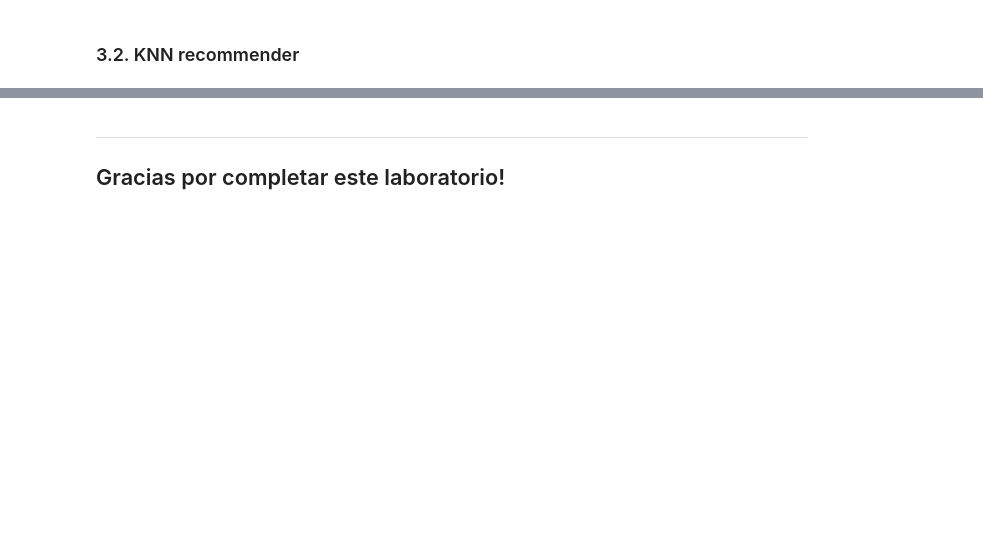
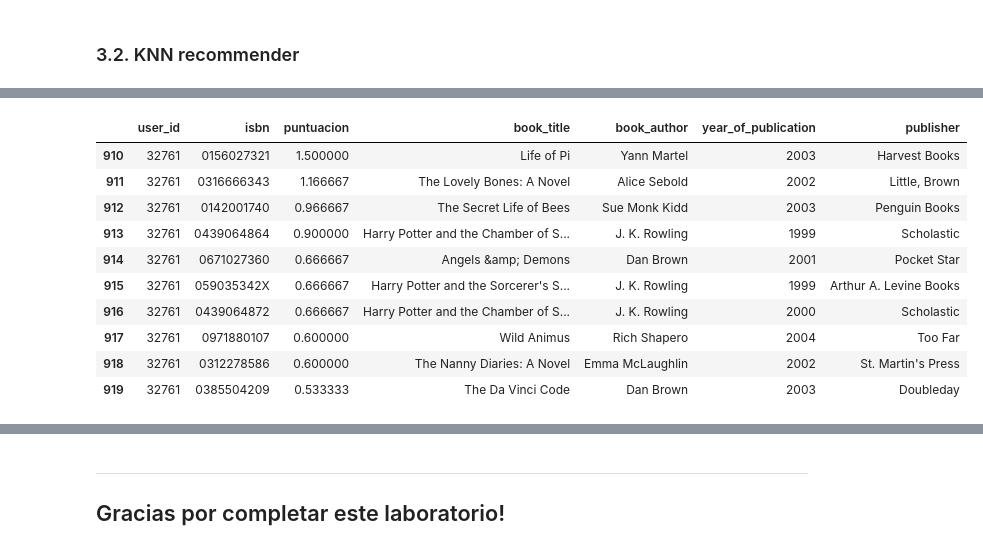
Before and after one commit to JCaballerot/Recommender-Systems, a Jupyter notebook: K_Nearest_Neighbors_Recommender/Book_Crossing_KNN.ipynb, the cells around one changed output, grey strips where cells are left out. Drawn from its saved outputs; the diff is of its cells as text; code cells hidden in the pictures; blank space fills up the shorter version.

```diff
--- a/K_Nearest_Neighbors_Recommender/Book_Crossing_KNN.ipynb
+++ b/K_Nearest_Neighbors_Recommender/Book_Crossing_KNN.ipynb
@@ -326,9 +387,8 @@ recomendaciones_tabla = pd.DataFrame(columns=['user_id', 'isbn', 'puntuacion'])
 
 # Para cada usuario en el conjunto de prueba, obtener sus recomendaciones
 for user_id in pivot_table_prueba.index:
-    if user_id in pivot_table_entrenamiento.index:  # Verificar si el usuario existe en el conjunto de entrenamiento
-        user_ratings = pivot_table_prueba.loc[user_id].values
-        recommendations = get_recommendations(user_ratings)
-        # Agregar las recomendaciones a la tabla
-        for isbn, score in recommendations.head(10).items():  # Tomar las 10 mejores recomendaciones
-            recomendaciones_tabla = recomendaciones_tabla.append({'user_id': user_id, 'isbn': isbn, 'puntuacion': score}, ignore_index=True)
+    user_ratings = pivot_table_prueba.loc[user_id].values
+    recommendations = get_recommendations(user_ratings)
+    # Agregar las recomendaciones a la tabla
+    for isbn, score in recommendations.head(10).items():  # Tomar las 10 mejores recomendaciones
+      recomendaciones_tabla = recomendaciones_tabla.append({'user_id': user_id, 'isbn': isbn, 'puntuacion': score}, ignore_index=True)
@@ -364,0 +395,2 @@ len(test)
+# %%
+recomendaciones_tabla_f = pd.merge(recomendaciones_tabla, books, on = 'isbn', how = 'left')
@@ -365 +425,15 @@ len(test)
+# %%
+recomendaciones_tabla_f[recomendaciones_tabla_f.user_id == 32761].sort_values(by = 'puntuacion', ascending = False)
+# %% [output]
+|  | user_id | isbn | puntuacion | book_title | book_author | year_of_publication | publisher |
+| 910 | 32761 | 0156027321 | 1.500000 | Life of Pi | Yann Martel | 2003 | Harvest Books |
+| 911 | 32761 | 0316666343 | 1.166667 | The Lovely Bones: A Novel | Alice Sebold | 2002 | Little, Brown |
+| 912 | 32761 | 0142001740 | 0.966667 | The Secret Life of Bees | Sue Monk Kidd | 2003 | Penguin Books |
+| 913 | 32761 | 0439064864 | 0.900000 | Harry Potter and the Chamber of S... | J. K. Rowling | 1999 | Scholastic |
+| 914 | 32761 | 0671027360 | 0.666667 | Angels &amp; Demons | Dan Brown | 2001 | Pocket Star |
+| 915 | 32761 | 059035342X | 0.666667 | Harry Potter and the Sorcerer's S... | J. K. Rowling | 1999 | Arthur A. Levine Books |
+| 916 | 32761 | 0439064872 | 0.666667 | Harry Potter and the Chamber of S... | J. K. Rowling | 2000 | Scholastic |
+| 917 | 32761 | 0971880107 | 0.600000 | Wild Animus | Rich Shapero | 2004 | Too Far |
+| 918 | 32761 | 0312278586 | 0.600000 | The Nanny Diaries: A Novel | Emma McLaughlin | 2002 | St. Martin's Press |
+| 919 | 32761 | 0385504209 | 0.533333 | The Da Vinci Code | Dan Brown | 2003 | Doubleday |
 # %%
```
Also changed, not shown: parts of 19 cells of this notebook.
